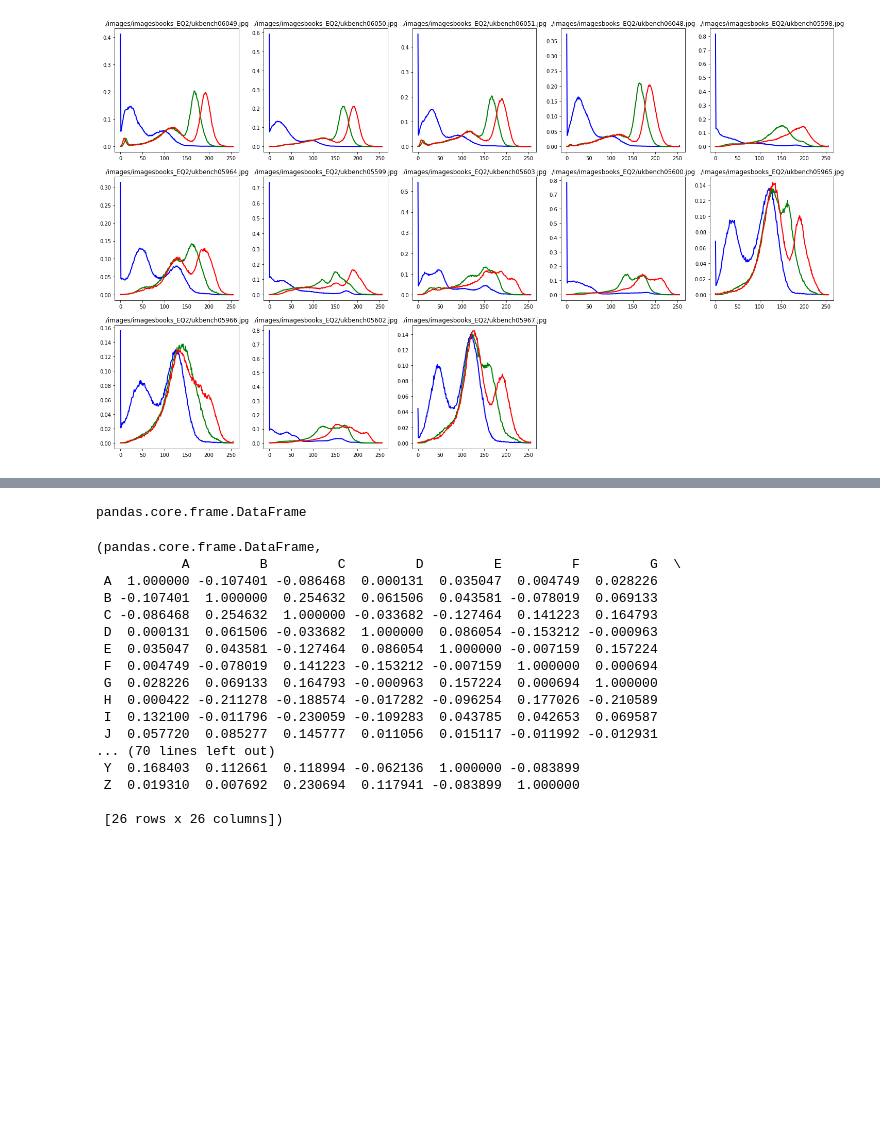
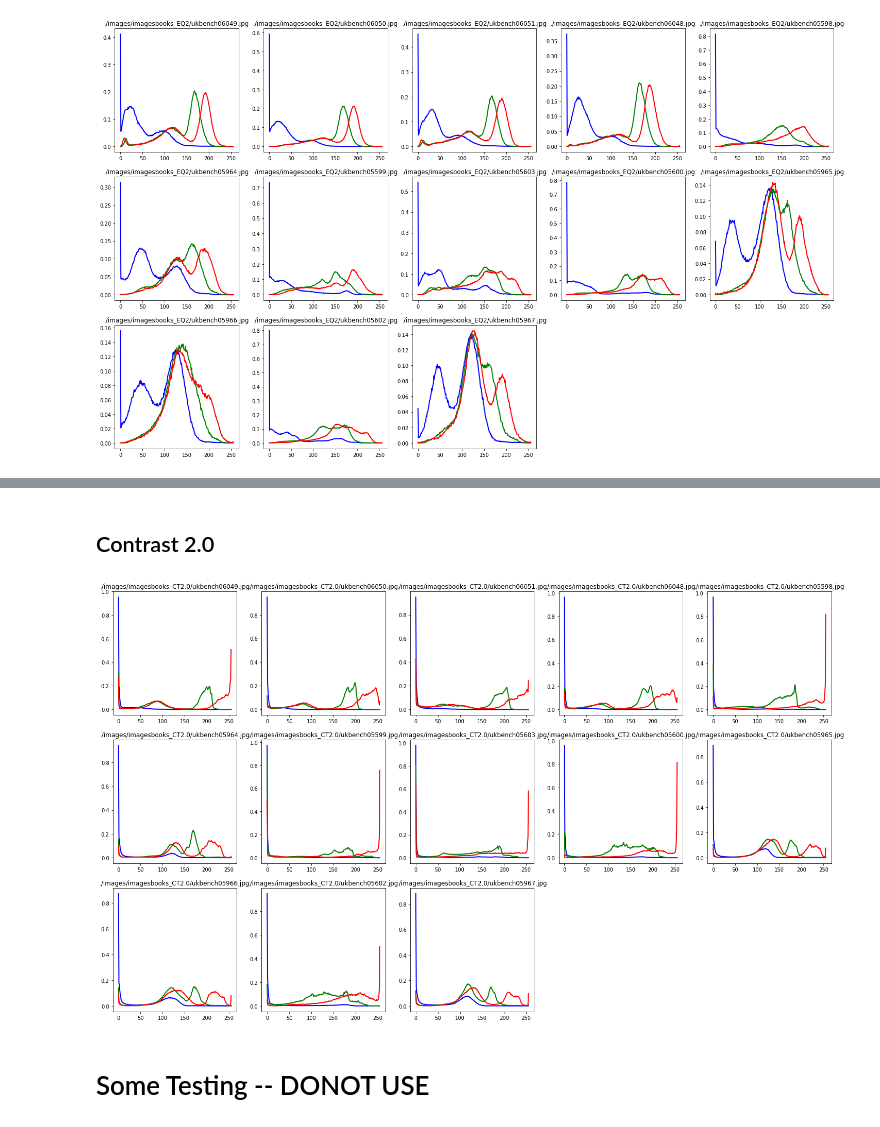
Before and after one commit to witchsab/WorkSpace, a Jupyter notebook: Results_Collateral.ipynb, the cells around one changed output, grey strips where cells are left out. Saved outputs shown, nothing was run; the diff lists cells and outputs as text; code cells hidden in the pictures; blank space fills up the shorter version.

```diff
--- a/Collateral.ipynb
+++ b/Results_Collateral.ipynb
@@ -164,58 +129,10 @@ sns.heatmap(corr, mask=mask, cmap=cmap, vmax=.3, center=0,
-# %%
-"""
-Plotting a diagonal correlation matrix
-======================================
-
-_thumb: .3, .6
-"""
-from string import ascii_letters
-import numpy as np
-import pandas as pd
-import seaborn as sns
-import matplotlib.pyplot as plt
-
-sns.set(style="white")
-
-# Generate a large random dataset
-rs = np.random.RandomState(33)
-d = pd.DataFrame(data=rs.normal(size=(100, 26)),
-                 columns=list(ascii_letters[26:]))
-
-# Compute the correlation matrix
-corr = d.corr()
-
-# Generate a mask for the upper triangle
-mask = np.zeros_like(corr, dtype=np.bool)
-mask[np.triu_indices_from(mask)] = True
-
-# Set up the matplotlib figure
-f, ax = plt.subplots(figsize=(11, 9))
-
-# Generate a custom diverging colormap
-cmap = sns.diverging_palette(220, 10, as_cmap=True)
-
-# Draw the heatmap with the mask and correct aspect ratio
-sns.heatmap(corr, mask=mask, cmap=cmap, vmax=.3, center=0,
-            square=True, linewidths=.5, cbar_kws={"shrink": .5})
-# %% [output]
-pandas.core.frame.DataFrame
-# %%
-type (corr) , corr
-# %% [output]
-(pandas.core.frame.DataFrame,
-           A         B         C         D         E         F         G  \
- A  1.000000 -0.107401 -0.086468  0.000131  0.035047  0.004749  0.028226
- B -0.107401  1.000000  0.254632  0.061506  0.043581 -0.078019  0.069133
- C -0.086468  0.254632  1.000000 -0.033682 -0.127464  0.141223  0.164793
- D  0.000131  0.061506 -0.033682  1.000000  0.086054 -0.153212 -0.000963
- E  0.035047  0.043581 -0.127464  0.086054  1.000000 -0.007159  0.157224
- F  0.004749 -0.078019  0.141223 -0.153212 -0.007159  1.000000  0.000694
- G  0.028226  0.069133  0.164793 -0.000963  0.157224  0.000694  1.000000
- H  0.000422 -0.211278 -0.188574 -0.017282 -0.096254  0.177026 -0.210589
- I  0.132100 -0.011796 -0.230059 -0.109283  0.043785  0.042653  0.069587
- J  0.057720  0.085277  0.145777  0.011056  0.015117 -0.011992 -0.012931
-... (70 lines left out)
- Y  0.168403  0.112661  0.118994 -0.062136  1.000000 -0.083899
- Z  0.019310  0.007692  0.230694  0.117941 -0.083899  1.000000
-
- [26 rows x 26 columns])
+# %% [markdown]
+## Contrast 2.0
+# %%
+# show equalized historgams for the same images
+dq_list = [w.replace('imagesbooks', 'images/imagesbooks_CT2.0') for w in q_list]
+showHistogramTable(dq_list, dq_list)
+# %% [output]
+[figure, added]
+# %% [markdown]
+# Some Testing -- DONOT USE
```
Also changed, not shown: parts of 9 cells of this notebook, 5 other files.
